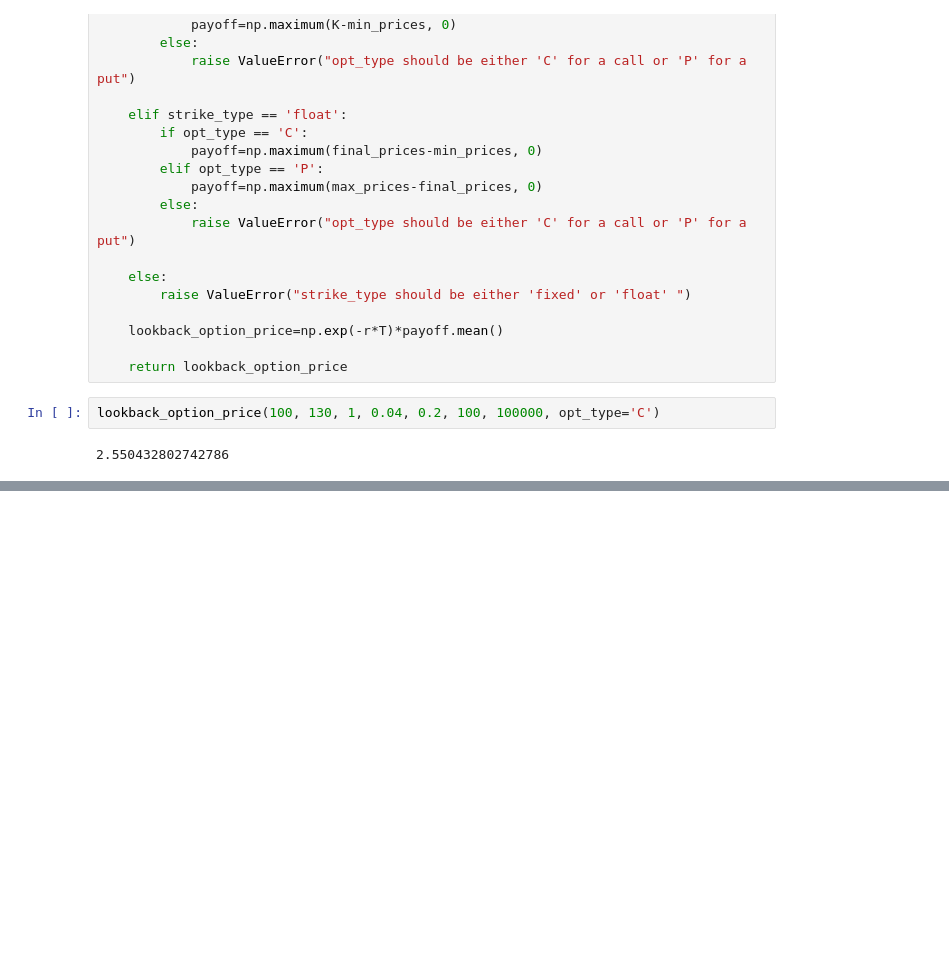
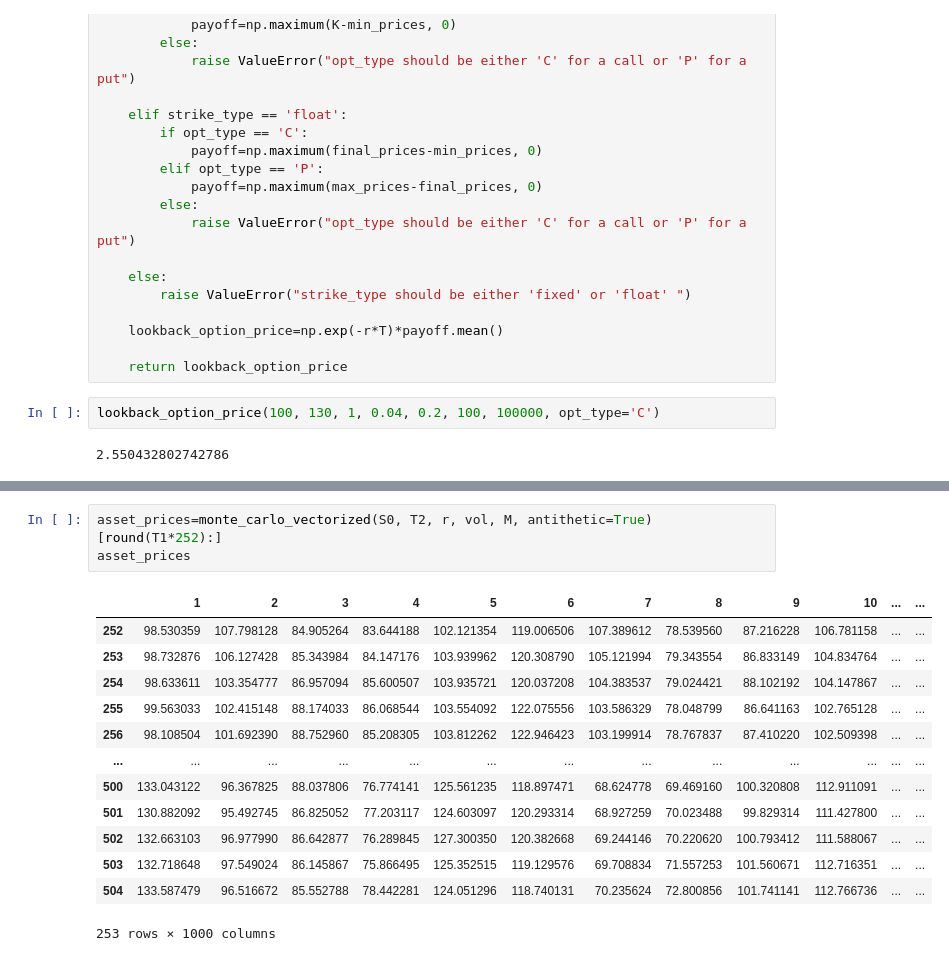
Before and after one commit to killian-bchr/options_derivatives, a Jupyter notebook: monte_carlo.ipynb, the cells around one changed output, grey strips where cells are left out. Cells and saved outputs as stored; diff of their text form; blank space fills up the shorter version.

```diff
--- a/monte_carlo.ipynb
+++ b/monte_carlo.ipynb
@@ -318,0 +362,17 @@ lookback_option_price(100, 130, 1, 0.04, 0.2, 100, 100000, opt_type='C')
+# %%
+asset_prices=monte_carlo_vectorized(S0, T2, r, vol, M, antithetic=True)[round(T1*252):]
+asset_prices
+# %% [output]
+|  | 1 | 2 | 3 | 4 | 5 | 6 | 7 | 8 | 9 | 10 | ... | ... |
+| 252 | 98.530359 | 107.798128 | 84.905264 | 83.644188 | 102.121354 | 119.006506 | 107.389612 | 78.539560 | 87.216228 | 106.781158 | ... | ... |
+| 253 | 98.732876 | 106.127428 | 85.343984 | 84.147176 | 103.939962 | 120.308790 | 105.121994 | 79.343554 | 86.833149 | 104.834764 | ... | ... |
+| 254 | 98.633611 | 103.354777 | 86.957094 | 85.600507 | 103.935721 | 120.037208 | 104.383537 | 79.024421 | 88.102192 | 104.147867 | ... | ... |
+| 255 | 99.563033 | 102.415148 | 88.174033 | 86.068544 | 103.554092 | 122.075556 | 103.586329 | 78.048799 | 86.641163 | 102.765128 | ... | ... |
+| 256 | 98.108504 | 101.692390 | 88.752960 | 85.208305 | 103.812262 | 122.946423 | 103.199914 | 78.767837 | 87.410220 | 102.509398 | ... | ... |
+| ... | ... | ... | ... | ... | ... | ... | ... | ... | ... | ... | ... | ... |
+| 500 | 133.043122 | 96.367825 | 88.037806 | 76.774141 | 125.561235 | 118.897471 | 68.624778 | 69.469160 | 100.320808 | 112.911091 | ... | ... |
+| 501 | 130.882092 | 95.492745 | 86.825052 | 77.203117 | 124.603097 | 120.293314 | 68.927259 | 70.023488 | 99.829314 | 111.427800 | ... | ... |
+| 502 | 132.663103 | 96.977990 | 86.642877 | 76.289845 | 127.300350 | 120.382668 | 69.244146 | 70.220620 | 100.793412 | 111.588067 | ... | ... |
+| 503 | 132.718648 | 97.549024 | 86.145867 | 75.866495 | 125.352515 | 119.129576 | 69.708834 | 71.557253 | 101.560671 | 112.716351 | ... | ... |
+| 504 | 133.587479 | 96.516672 | 85.552788 | 78.442281 | 124.051296 | 118.740131 | 70.235624 | 72.800856 | 101.741141 | 112.766736 | ... | ... |
+253 rows × 1000 columns
```
Also changed, not shown: parts of 12 cells of this notebook, 1 other file.
